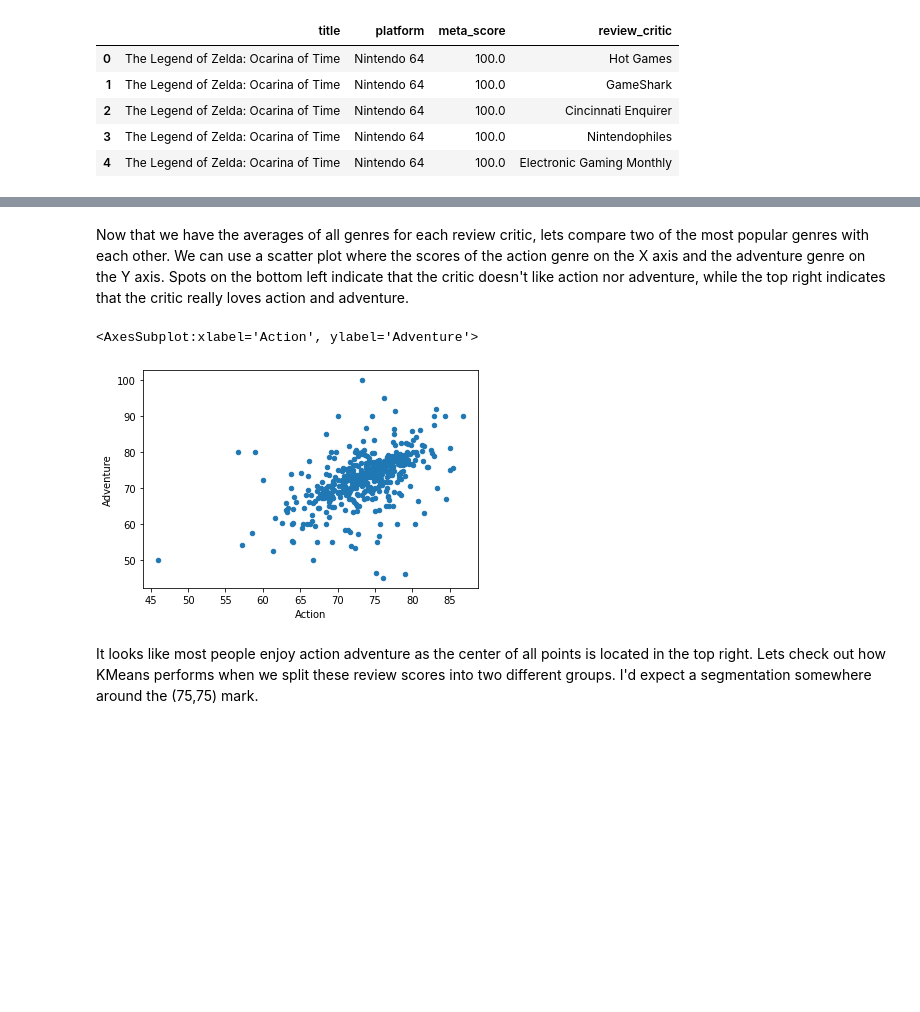
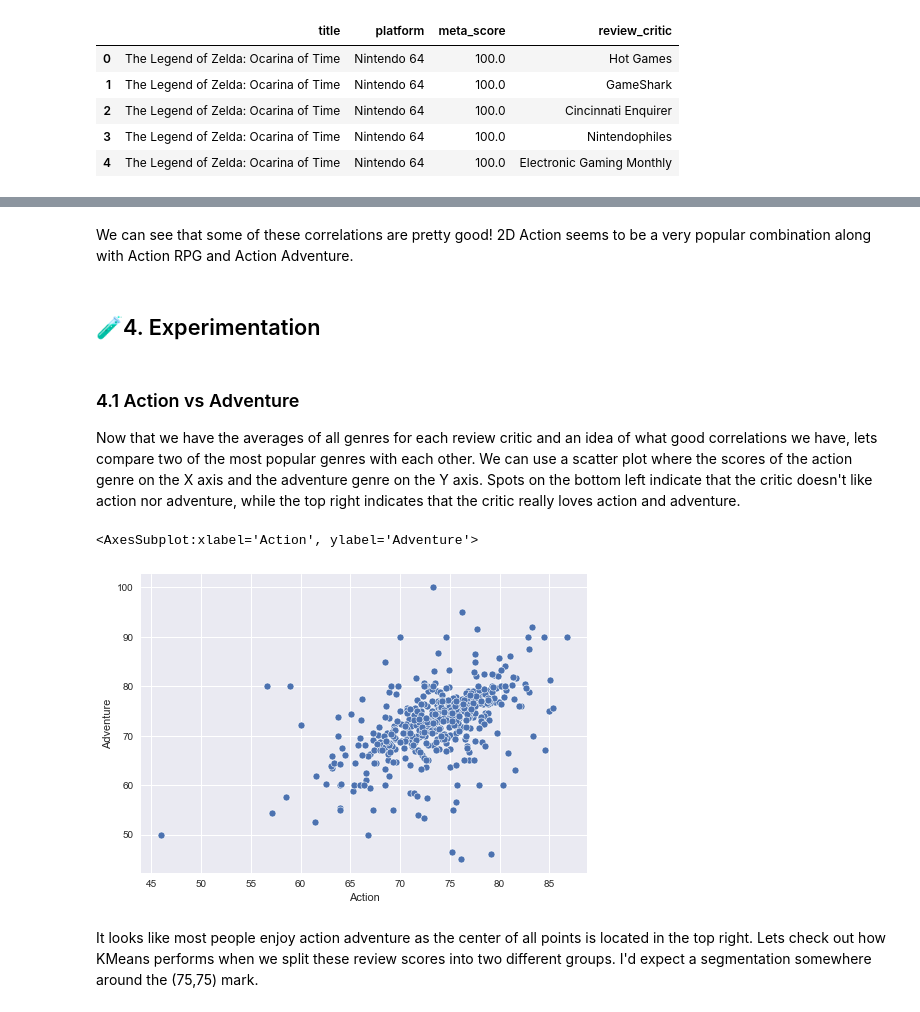
Before and after one commit to i442124/SuperScope, a Jupyter notebook: notebooks/samples/Recommendations_KMeans.ipynb, the cells around one changed output, grey strips where cells are left out. Drawn from its saved outputs; the diff is of its cells as text; code cells hidden in the pictures; blank space fills up the shorter version.

```diff
--- a/notebooks/samples/Recommendations_KMeans.ipynb
+++ b/notebooks/samples/Recommendations_KMeans.ipynb
@@ -21,2 +26,4 @@ from scipy.sparse import coo_matrix, csr_matrix, csc_matrix
+# %%
+plt.style.use('seaborn')
 # %% [markdown]
 ### 2.2 Importing datasets
@@ -89,14 +99,19 @@ We can see a few NaN values, which indicates that this reviewer has not scored a
+# %% [markdown]
+We can see that some of these correlations are pretty good! 2D Action seems to be a very popular combination along with Action RPG and Action Adventure.
+# %% [markdown]
+## 🧪4. Experimentation
 # %% [markdown]
-Now that we have the averages of all genres for each review critic, lets compare two of the most popular genres with each other. We can use a scatter plot where the scores of the action genre on the X axis and the adventure genre on the Y axis. Spots on the bottom left indicate that the critic doesn't like action nor adventure, while the top right indicates that the critic really loves action and adventure.
+### 4.1 Action vs Adventure
+Now that we have the averages of all genres for each review critic and an idea of what good correlations we have, lets compare two of the most popular genres with each other. We can use a scatter plot where the scores of the action genre on the X axis and the adventure genre on the Y axis. Spots on the bottom left indicate that the critic doesn't like action nor adventure, while the top right indicates that the critic really loves action and adventure.
 # %%
 action_adventure = genre_ratings[['Action', 'Adventure']]
 action_adventure = action_adventure[action_adventure['Action'].notna()]
 action_adventure = action_adventure[action_adventure['Adventure'].notna()]
 # %%
-action_adventure.plot.scatter(x='Action', y='Adventure')
+sns.scatterplot(data=action_adventure, x='Action', y='Adventure')
 # %% [output]
 <AxesSubplot:xlabel='Action', ylabel='Adventure'>
-[figure, old version]
+[figure, new version]
 # %% [markdown]
 It looks like most people enjoy action adventure as the center of all points is located in the top right. Lets check out how KMeans performs when we split these review scores into two different groups. I'd expect a segmentation somewhere around the (75,75) mark.
 # %%
```
Also changed, not shown: parts of 65 cells of this notebook, 2 other files.
